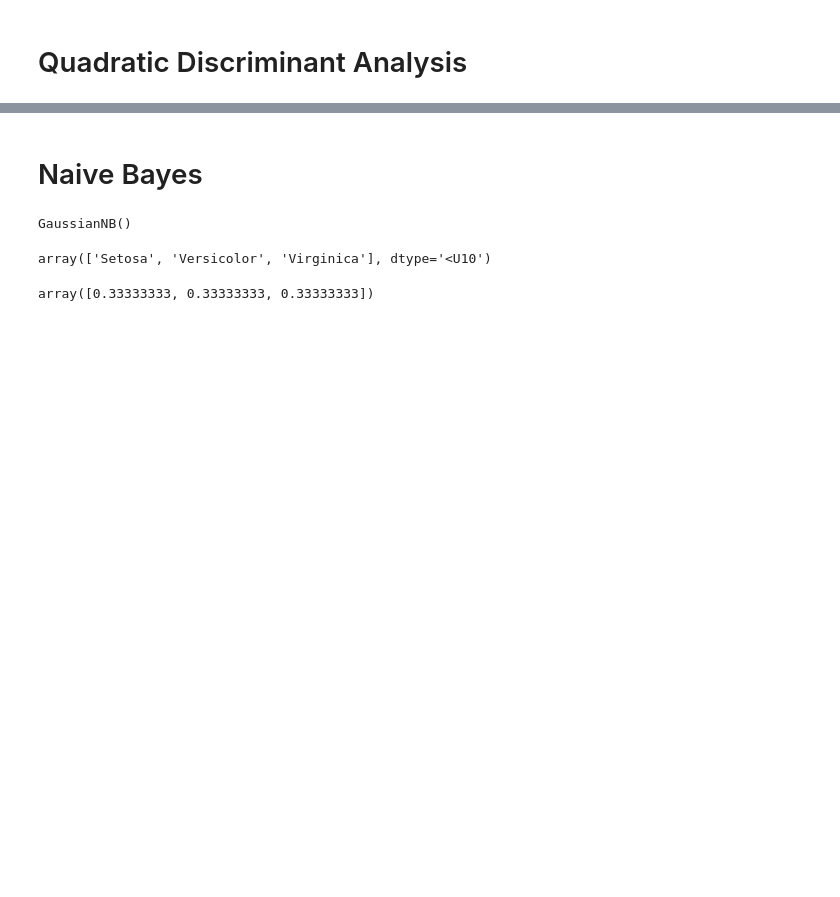
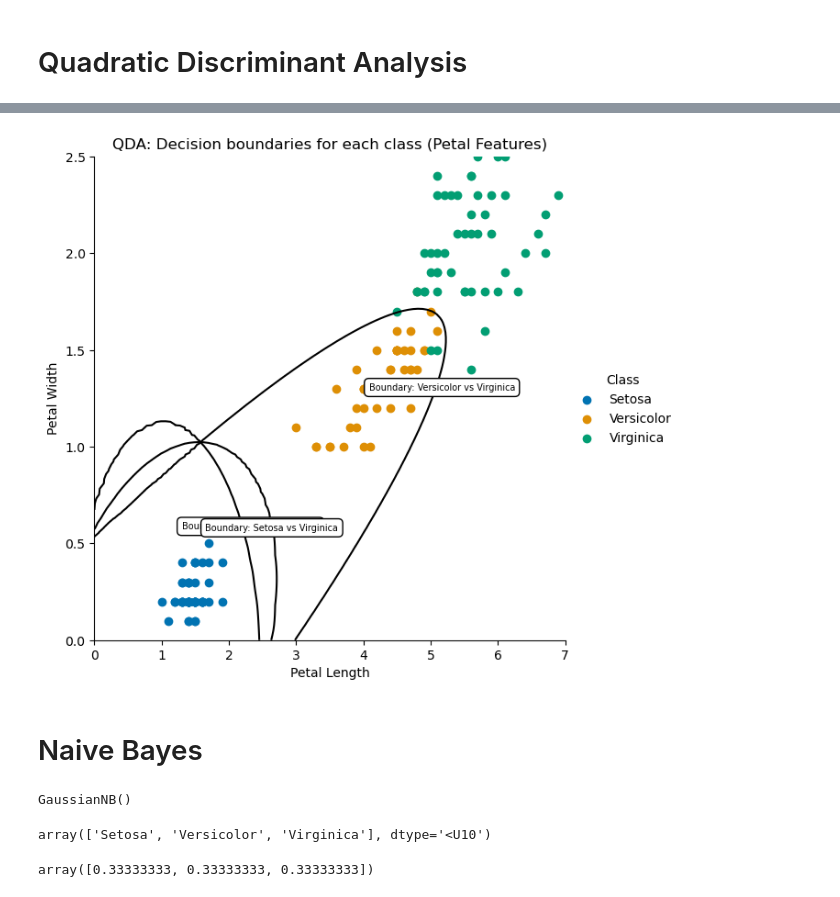
Before and after one commit to fedscornell/AAE722MachineLearning, a Jupyter notebook: Lab5_PartI.ipynb, the cells around one changed output, grey strips where cells are left out. Saved outputs shown, nothing was run; the diff lists cells and outputs as text; code cells hidden in the pictures; blank space fills up the shorter version.

```diff
--- a/Lab5_PartI.ipynb
+++ b/Lab5_PartI.ipynb
@@ -859,3 +590,76 @@ plt.show()
+# %%
+import numpy as np
+import pandas as pd
+import seaborn as sns
+import matplotlib.pyplot as plt
+from sklearn.discriminant_analysis import QuadraticDiscriminantAnalysis as QDA
+from matplotlib import colors
+import itertools
+
+# Load and preprocess the iris dataset
+from sklearn import datasets
+
+# Prepare the iris dataset
+df_iris_raw = datasets.load_iris()
+df_iris = pd.DataFrame(df_iris_raw.data, columns=['sepal-length', 'sepal-width', 'petal-length', 'petal-width'])
+df_iris['Class'] = df_iris_raw.target
+df_iris['Class'] = df_iris['Class'].map({0: 'Setosa', 1: 'Versicolor', 2: 'Virginica'})
+
+# Features and labels (petal length and petal width for visualization)
+X_iris = df_iris[['petal-length', 'petal-width']].values
+y_iris = df_iris['Class'].values
+
+# QDA model
+qda = QDA(store_covariance=True)
+model_qda_iris = qda.fit(X_iris, y_iris)
+
+# Create a meshgrid for plotting decision boundaries
+N = 100
+X = np.linspace(0, 7, N)  # Petal length range
+Y = np.linspace(0, 2.5, N)  # Petal width range
+X, Y = np.meshgrid(X, Y)
+
+# Initialize plot
+g = sns.FacetGrid(df_iris, hue="Class", height=6, palette='colorblind')
+g.map(plt.scatter, "petal-length", "petal-width").add_legend()
+my_ax = g.ax
+
+# Iterate over class pairs for plotting decision boundaries
+for i, v in enumerate(itertools.combinations([0, 1, 2], 2)):
+    # Compute decision boundary between class pairs
+    def calculate_boundary(X, model, class1, class2):
+        scores1 = model.predict_proba(X)[:, class1]
+        scores2 = model.predict_proba(X)[:, class2]
+        return scores1 - scores2
+
+    X_mesh = np.c_[X.ravel(), Y.ravel()]  # Flatten the meshgrid points
+    Z = calculate_boundary(X_mesh, model_qda_iris, v[0], v[1])
+    Z = Z.reshape(X.shape)  # Reshape back to the meshgrid shape
+
+    # Plot the decision boundary and store the contour lines
+    contours = my_ax.contour(X, Y, Z, levels=[0], colors='black')
+
+    # Annotate the decision boundaries
+    for j, line in enumerate(contours.collections):
+        # Get the middle point on the contour path for annotation
+        path = line.get_paths()[0]
+        midpoint = path.vertices[len(path.vertices) // 2] -0.5
+
+        # Define the class pair label for the annotation
+        class_pair_label = f"Boundary: {df_iris['Class'].unique()[v[0]]} vs {df_iris['Class'].unique()[v[1]]}"
+
+        # Add annotation near the midpoint of the contour
+        my_ax.annotate(class_pair_label, xy=midpoint, xytext=(midpoint[0] + 0.1, midpoint[1] + 0.1),
+                       fontsize=7, color='black', bbox=dict(facecolor='white', edgecolor='black', boxstyle='round,pad=0.5'))
+
+# Set axis labels and title
+my_ax.set_xlabel('Petal Length')
+my_ax.set_ylabel('Petal Width')
+my_ax.set_title('QDA: Decision boundaries for each class (Petal Features)')
+
+plt.show()
+# %% [output]
+[figure, added]
 # %% [markdown]
 # Naive Bayes
 # %%
```
Also changed, not shown: parts of 50 cells of this notebook.
